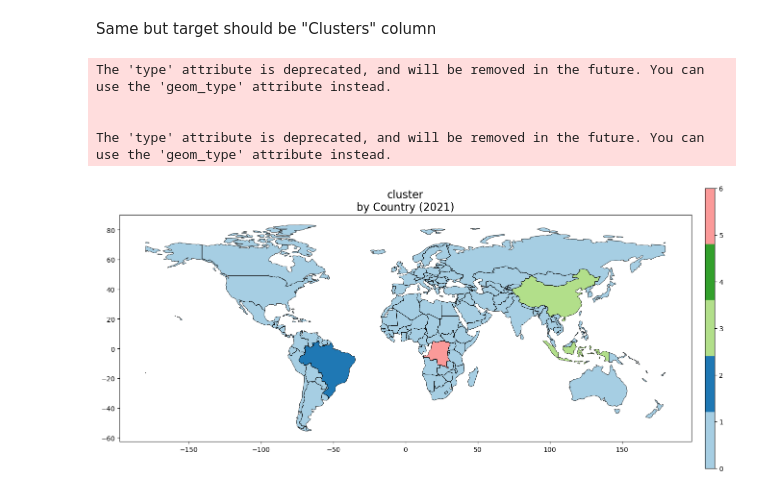
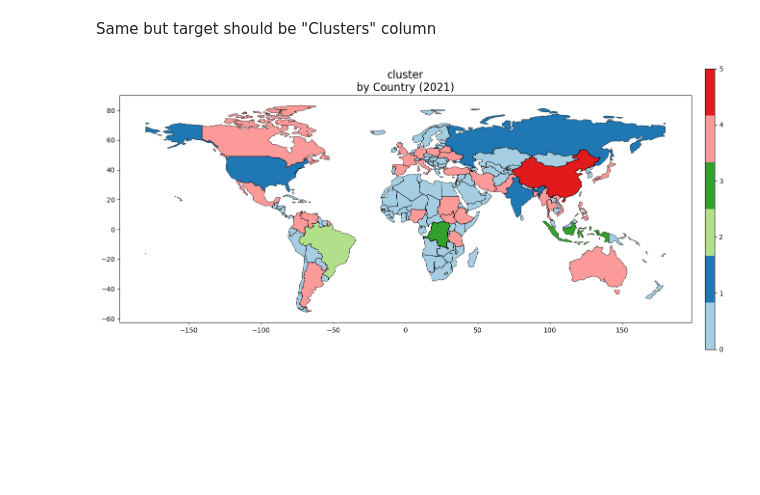
Before and after one commit to ezemriv/FAO-Food-CO2-Footprint, a Jupyter notebook: country_emissions/04_choropleth_map_emissions_clusters.ipynb, the cells around one changed output. Drawn from its saved outputs; the diff is of its cells as text; code cells hidden in the pictures; blank space fills up the shorter version.

```diff
--- a/country_emissions/04_choropleth_map_emissions_clusters.ipynb
+++ b/country_emissions/04_choropleth_map_emissions_clusters.ipynb
@@ -257,39 +267,34 @@ world = gpd.read_file(gpd.datasets.get_path('naturalearth_lowres'))
 target = 'cluster'
 year = 2021
 
-df_2021 = country_df[country_df['Year'] == year][['Area', target]].dropna()
-df_2021 = df_2021.groupby('Area').sum().reset_index()
+df_2021 = country_df[country_df['Year'] == year][['Area', target]].drop_duplicates()
 
 # Merge the data with the world GeoDataFrame
 world = world.merge(df_2021, how='left', left_on='name', right_on='Area').dropna()
 
 # Get the reversed magma color palette from Seaborn, same as for treemap plots
 n_clusters = world[target].nunique()
 magma_palette_reversed = sns.color_palette("Paired", n_colors=n_clusters)
 discrete_cmap = ListedColormap(magma_palette_reversed)
 
 
 # Plot the map
 fig, ax = plt.subplots(1, 1, figsize=(15, 10))
 world.boundary.plot(ax=ax, color='black', linewidth=0.5)
 
 # Plot with custom legend parameters
 plot = world.plot(column=target, ax=ax, legend=True,
                   legend_kwds={'orientation': "vertical",
                                'shrink': 0.6,  # Make colorbar smaller
                                'aspect': 30,   # Make colorbar thinner
                                'pad': 0.02},   # Adjust padding
                   cmap=discrete_cmap)
 
 plt.title(f"{target}\nby Country ({year})", fontsize=16)
 plt.tight_layout()  # Adjust layout to prevent clipping
 plt.savefig(f"../plots/{target}_TOTAL_map.png")
 plt.savefig(f"../plots/{target}_TOTAL_map.pdf")
 
 plt.show()
 # %% [output]
-The 'type' attribute is deprecated, and will be removed in the future. You can use the 'geom_type' attribute instead.
-
-
-The 'type' attribute is deprecated, and will be removed in the future. You can use the 'geom_type' attribute instead.
-[figure, old version]
+[figure, new version]
```
Also changed, not shown: parts of 2 cells of this notebook, 4 other files.
